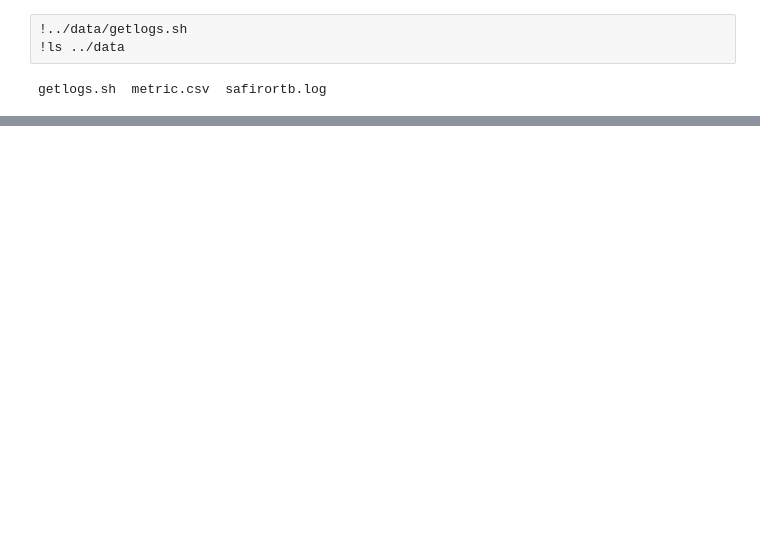
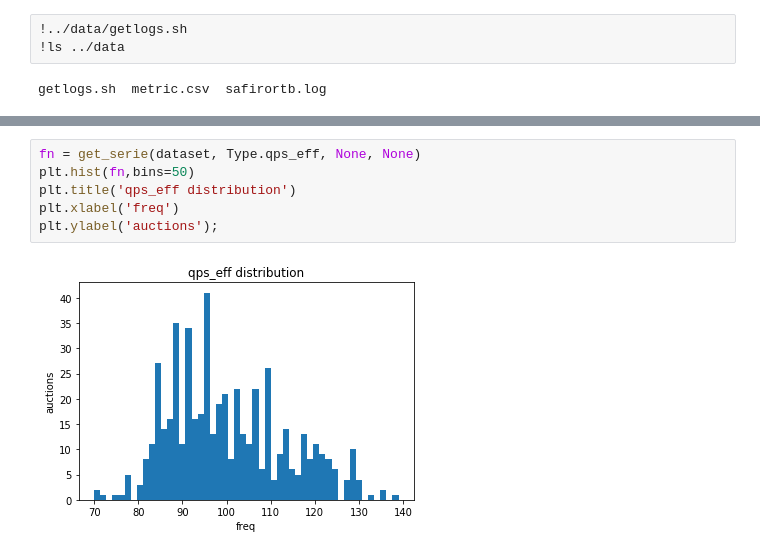
Before and after one commit to gmaggiotti/bidder-stats, a Jupyter notebook: src/histo.ipynb, the cells around one changed output, grey strips where cells are left out. Saved outputs shown, nothing was run; the diff lists cells and outputs as text; blank space fills up the shorter version.

```diff
--- a/src/histo.ipynb
+++ b/src/histo.ipynb
@@ -21,0 +51,8 @@ dataset[:,2].mean()
+# %%
+fn = get_serie(dataset, Type.qps_eff, None, None)
+plt.hist(fn,bins=50)
+plt.title('qps_eff distribution')
+plt.xlabel('freq')
+plt.ylabel('auctions');
+# %% [output]
+[figure, added]
```
Also changed, not shown: parts of 12 cells of this notebook, 2 other files.
